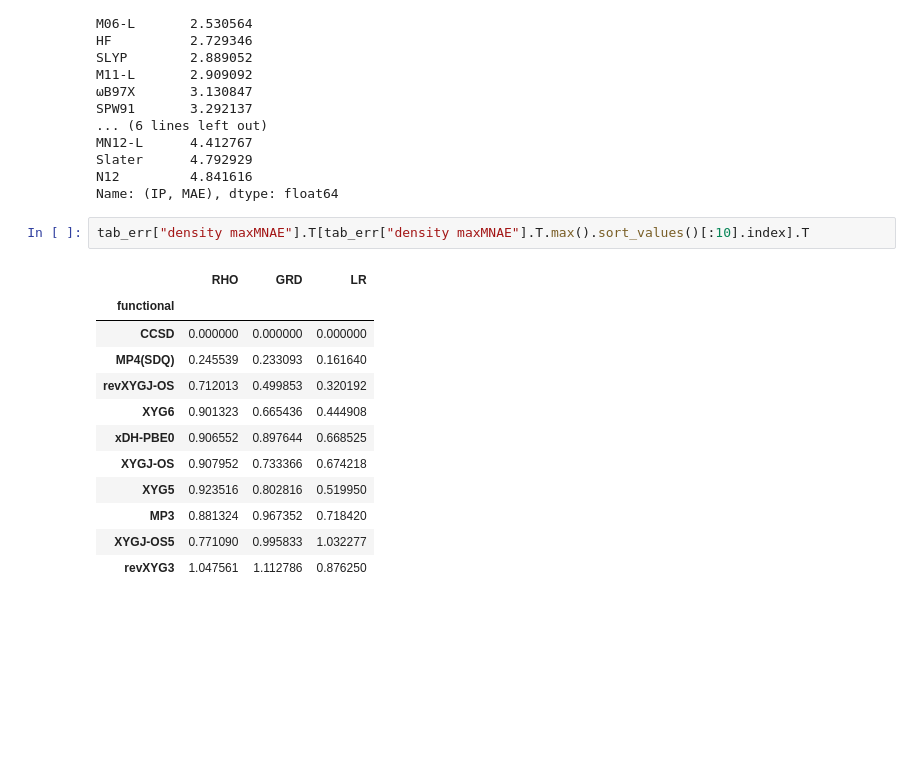
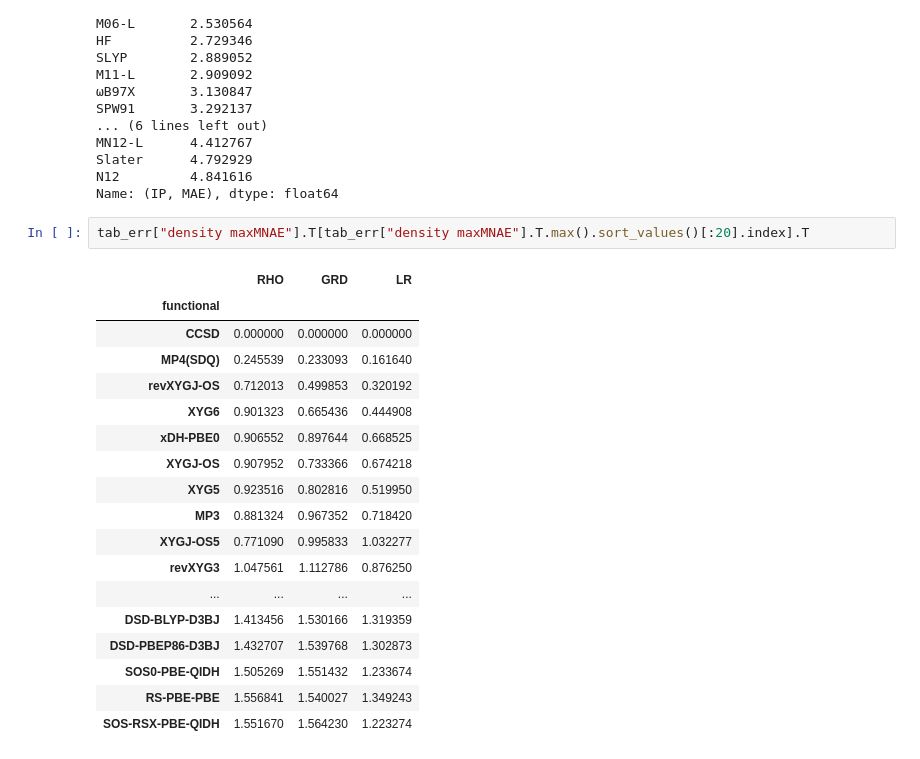
Before and after one commit to ajz34/phd-thesis, a Jupyter notebook: scratch/chap-04/assets/raw-data/07-Dump-Table-And-Analysis.ipynb, the cells around one changed output. Drawn from its saved outputs; the diff is of its cells as text; blank space fills up the shorter version.

```diff
--- a/scratch/chap-04/assets/raw-data/07-Dump-Table-And-Analysis.ipynb
+++ b/scratch/chap-04/assets/raw-data/07-Dump-Table-And-Analysis.ipynb
@@ -258,17 +289,23 @@ Slater      4.792929
 N12         4.841616
 Name: (IP, MAE), dtype: float64
 # %%
-tab_err["density maxMNAE"].T[tab_err["density maxMNAE"].T.max().sort_values()[:10].index].T
+tab_err["density maxMNAE"].T[tab_err["density maxMNAE"].T.max().sort_values()[:20].index].T
 # %% [output]
 |  | RHO | GRD | LR |
 | functional |  |  |  |
 | CCSD | 0.000000 | 0.000000 | 0.000000 |
 | MP4(SDQ) | 0.245539 | 0.233093 | 0.161640 |
 | revXYGJ-OS | 0.712013 | 0.499853 | 0.320192 |
 | XYG6 | 0.901323 | 0.665436 | 0.444908 |
 | xDH-PBE0 | 0.906552 | 0.897644 | 0.668525 |
 | XYGJ-OS | 0.907952 | 0.733366 | 0.674218 |
 | XYG5 | 0.923516 | 0.802816 | 0.519950 |
 | MP3 | 0.881324 | 0.967352 | 0.718420 |
 | XYGJ-OS5 | 0.771090 | 0.995833 | 1.032277 |
 | revXYG3 | 1.047561 | 1.112786 | 0.876250 |
+| ... | ... | ... | ... |
+| DSD-BLYP-D3BJ | 1.413456 | 1.530166 | 1.319359 |
+| DSD-PBEP86-D3BJ | 1.432707 | 1.539768 | 1.302873 |
+| SOS0-PBE-QIDH | 1.505269 | 1.551432 | 1.233674 |
+| RS-PBE-PBE | 1.556841 | 1.540027 | 1.349243 |
+| SOS-RSX-PBE-QIDH | 1.551670 | 1.564230 | 1.223274 |
```
Also changed, not shown: parts of 18 cells of this notebook, 5 other files.
